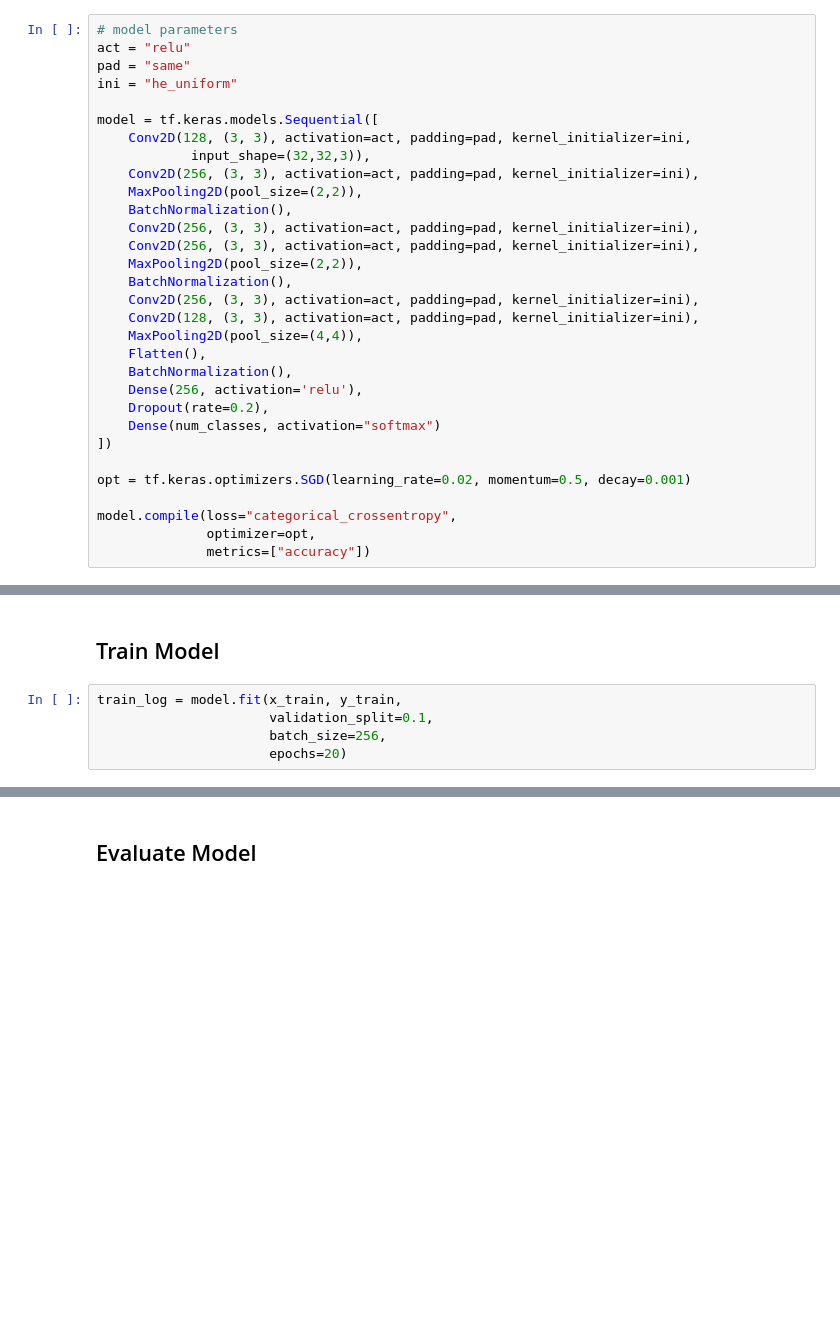
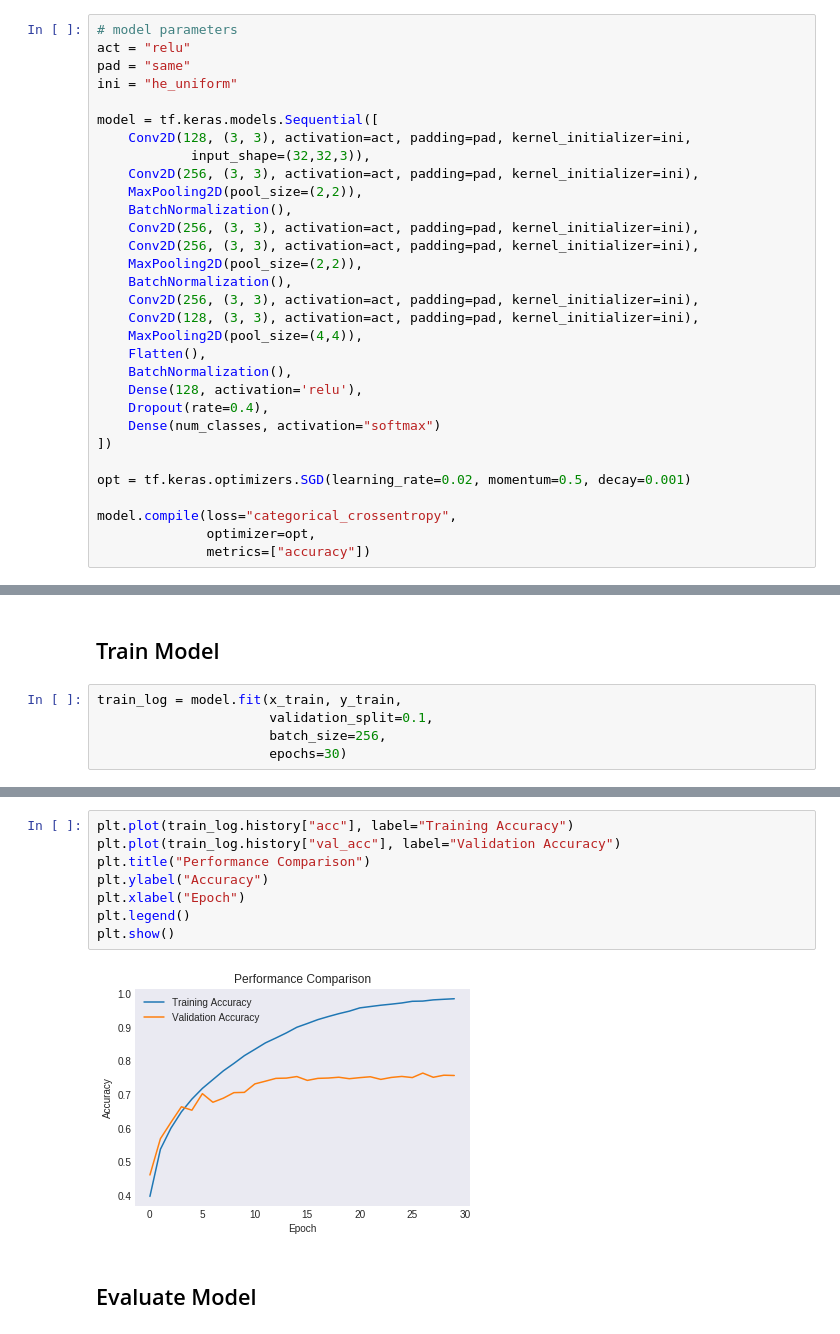
Before and after one commit to OpenSUTD/machine-learning-workshop, a Jupyter notebook: labs/Lab 2A - Image Classification.ipynb, the cells around one changed output, grey strips where cells are left out. Cells and saved outputs as stored; diff of their text form; blank space fills up the shorter version.

```diff
--- a/labs/Lab 2A - Image Classification.ipynb
+++ b/labs/Lab 2A - Image Classification.ipynb
@@ -114,8 +117,8 @@ model = tf.keras.models.Sequential([
     MaxPooling2D(pool_size=(4,4)),
     Flatten(),
     BatchNormalization(),
-    Dense(256, activation='relu'),
-    Dropout(rate=0.2),
+    Dense(128, activation='relu'),
+    Dropout(rate=0.4),
     Dense(num_classes, activation="softmax")
 ])
 
@@ -155,6 +158,6 @@ _________________________________________________________________
 train_log = model.fit(x_train, y_train,
                       validation_split=0.1,
                       batch_size=256,
-                      epochs=20)
+                      epochs=30)
 # %% [output]
 Train on 45000 samples, validate on 5000 samples
@@ -174,3 +190,13 @@ plt.show()
+# %%
+plt.plot(train_log.history["acc"], label="Training Accuracy")
+plt.plot(train_log.history["val_acc"], label="Validation Accuracy")
+plt.title("Performance Comparison")
+plt.ylabel("Accuracy")
+plt.xlabel("Epoch")
+plt.legend()
+plt.show()
+# %% [output]
+[figure, added]
 # %% [markdown]
 ## Evaluate Model
 # %% [markdown]
```
Also changed, not shown: parts of 9 cells of this notebook.
